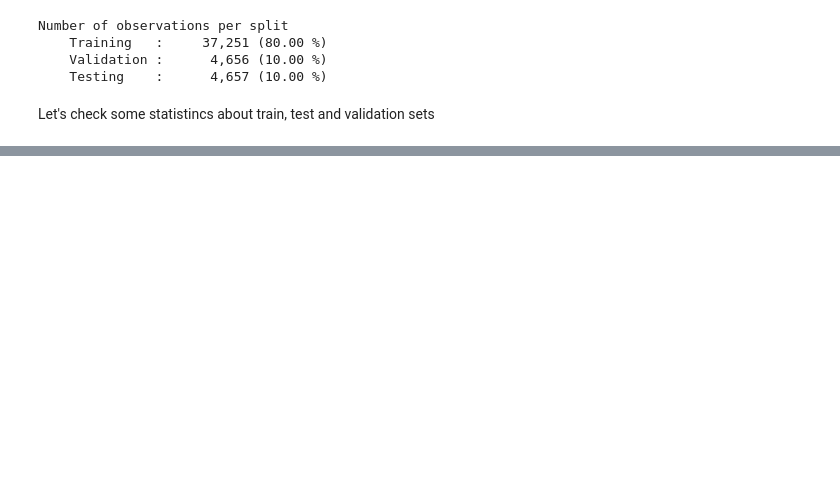
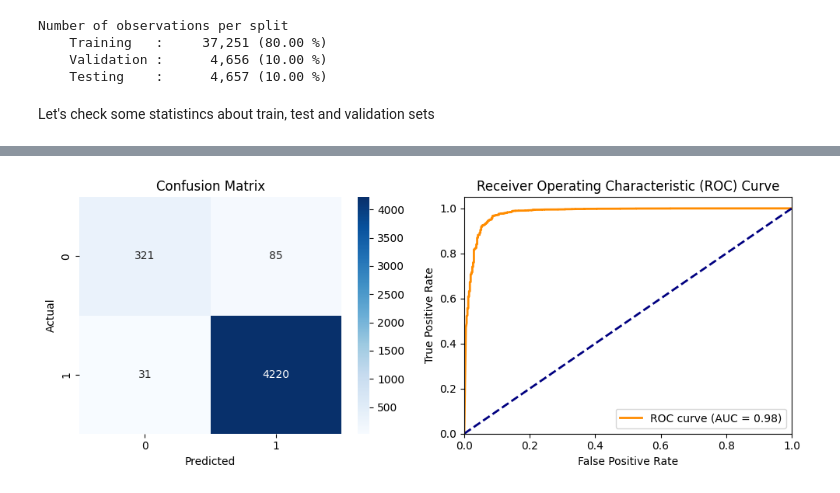
Before and after one commit to gregorysharkov/fraud_detection, a Jupyter notebook: notebooks/elliptic_eda.ipynb, the cells around one changed output, grey strips where cells are left out. Drawn from its saved outputs; the diff is of its cells as text; code cells hidden in the pictures; blank space fills up the shorter version.

```diff
--- a/notebooks/elliptic_eda.ipynb
+++ b/notebooks/elliptic_eda.ipynb
@@ -260,15 +322,24 @@ pd.DataFrame({
 # %%
 class GCNModel(torch.nn.Module):
-    """Graph Convolutional Network model"""
+    """Graph Convolutional Network model with batch normalization"""
 
     def __init__(self, hidden_dim, num_features, num_classes):
         super().__init__()
         self.conv1 = GCNConv(num_features, hidden_dim)
+        self.bn1 = torch.nn.BatchNorm1d(hidden_dim)
+        self.intermediate_conv = GCNConv(hidden_dim, hidden_dim)
+        self.bn2 = torch.nn.BatchNorm1d(hidden_dim)
         self.conv2 = GCNConv(hidden_dim, num_classes)
 
     def forward(self, data):
         x, edge_index = data.x, data.edge_index
-        x = F.relu(self.conv1(x, edge_index))
+        x = self.conv1(x, edge_index)
+        x = self.bn1(x)
+        x = F.relu(x)
+        x = F.dropout(x, training=self.training)
+        x = self.intermediate_conv(x, edge_index)
+        x = self.bn2(x)
+        x = F.relu(x)
         x = F.dropout(x, training=self.training)
         x = self.conv2(x, edge_index)
         return F.log_softmax(x, dim=1)
@@ -278,7 +349,7 @@ DEVICE_MAPPING = {
     "mps": torch.backends.mps,
 }
 
-HIDDEN_DIM = 64
+HIDDEN_DIM = 32
 def get_torch_device() -> torch.device:
     """gets the best performant device (CPU or MPS)"""
     for device_name, device in DEVICE_MAPPING.items():
@@ -294,11 +365,6 @@ model = GCNModel(hidden_dim=HIDDEN_DIM, num_features=data.x.shape[1], num_classe
     device
 )
 # %%
-import warnings
-from sklearn.exceptions import UndefinedMetricWarning
-warnings.filterwarnings("ignore", category=UndefinedMetricWarning)
-from tqdm import tqdm
-
 def train_gnn(num_epochs: int, model: torch.nn.Module, data: Data, optimizer: torch.optim.Optimizer) -> dict:
     """trains the GNN model"""
     train_losses = []
@@ -317,7 +383,7 @@ def train_gnn(num_epochs: int, model: torch.nn.Module, data: Data, optimizer: to
         model.train()
         optimizer.zero_grad()
         out = model(data)
-        loss = F.nll_loss(out[data.train_mask], data.y[data.train_mask].long())
+        loss = F.nll_loss(out[data.train_mask], data.y[data.train_mask])
         loss.backward()
         optimizer.step()
 
@@ -394,4 +506,4 @@ def train_gnn(num_epochs: int, model: torch.nn.Module, data: Data, optimizer: to
 # %%
-results = train_gnn(num_epochs=100, model=model, data=data, optimizer=torch.optim.Adam(model.parameters(), lr=0.03))
+results = train_gnn(num_epochs=250, model=model, data=data, optimizer=torch.optim.Adam(model.parameters(), lr=0.01))
 # %% [output]
 Epoch: 10,
@@ -426,0 +546,13 @@ Epoch: 100,
+# %%
+model = results["model"]
+model.eval()
+with torch.no_grad():
+    out = model(data)
+    y_true = data.y[data.test_mask].cpu().numpy()
+    y_pred = out[data.test_mask].argmax(dim=1).cpu().numpy()
+    y_pred_proba = F.softmax(out[data.test_mask], dim=1)[:, 1].cpu().numpy()
+
+# Now plot the confusion matrix and ROC curve
+plot_confusion_matrix_and_roc(y_true, y_pred, y_pred_proba)
+# %% [output]
+[figure, added]
```
Also changed, not shown: parts of 22 cells of this notebook, 12 other files.
